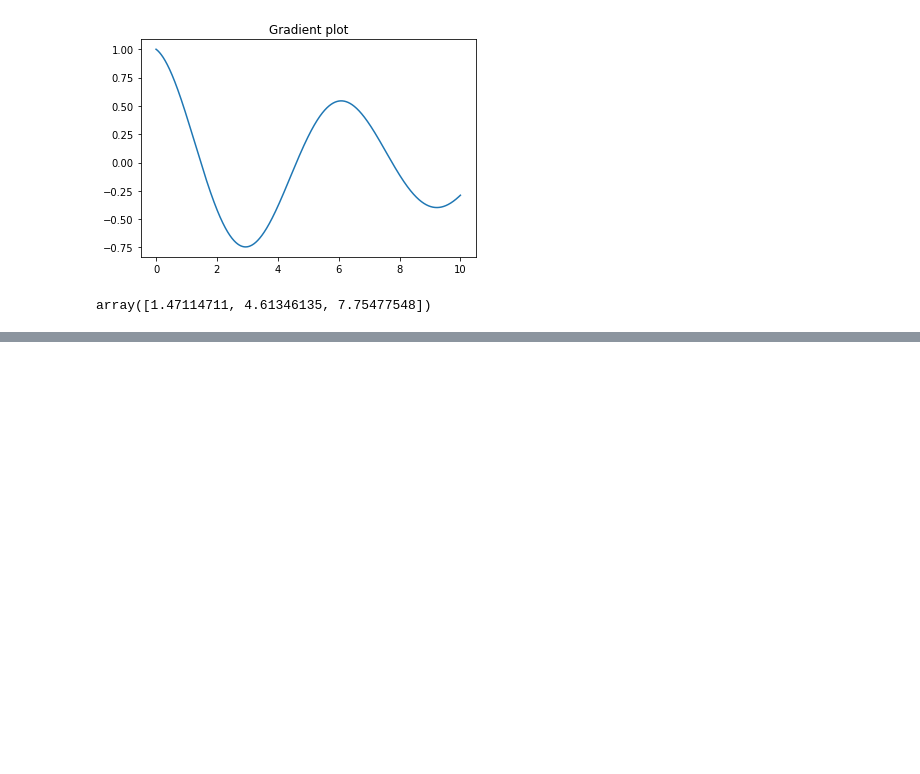
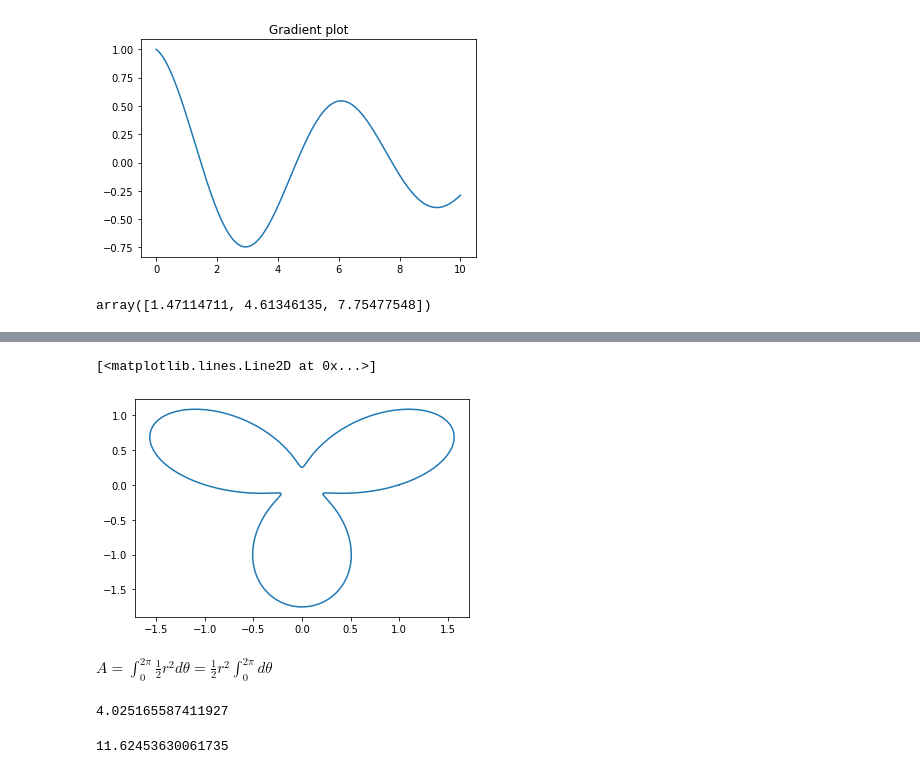
Before and after one commit to sbhusal123/scientific-programming, a Jupyter notebook: Numpy_Series.ipynb, the cells around one changed output, grey strips where cells are left out. Drawn from its saved outputs; the diff is of its cells as text; code cells hidden in the pictures; blank space fills up the shorter version.

Commit message:
Example Integration problem involving polar coordinates.

```diff
--- a/Numpy_Series.ipynb
+++ b/Numpy_Series.ipynb
@@ -256,0 +276,30 @@ array([1.47114711, 4.61346135, 7.75477548])
+# %%
+# 1 => Ans
+theta = np.linspace(0, 2*np.pi, 1000)
+r = 1 + (3/4) * np.sin(3*theta)
+
+# Polar to rectangle co-ordinates
+x = r * np.cos(theta)
+y = r * np.sin(theta)
+
+plt.plot(x, y)
+# %% [output]
+[<matplotlib.lines.Line2D at 0x...>]
+[figure, added]
+# %% [markdown]
+$A = \int_{0}^{2\pi} \frac{1}{2} r^2 d\theta$$=\frac{1}{2} r^2 \int_{0}^{2\pi} d\theta$
+# %%
+# 2
+a = (1/2) * np.cumsum(r**2) * (theta[1] - theta[0])
+area = (a[-1] - a[0])
+area
+# %% [output]
+4.025165587411927
+# %%
+int_factor = np.sqrt(r**2 + (np.gradient(r, theta) ** 2))
+
+L = np.cumsum(int_factor) * theta[1] - theta[0]
+length = L[-1] - L[0]
+length
+# %% [output]
+11.62453630061735
```
Also changed, not shown: parts of 5 cells of this notebook.
